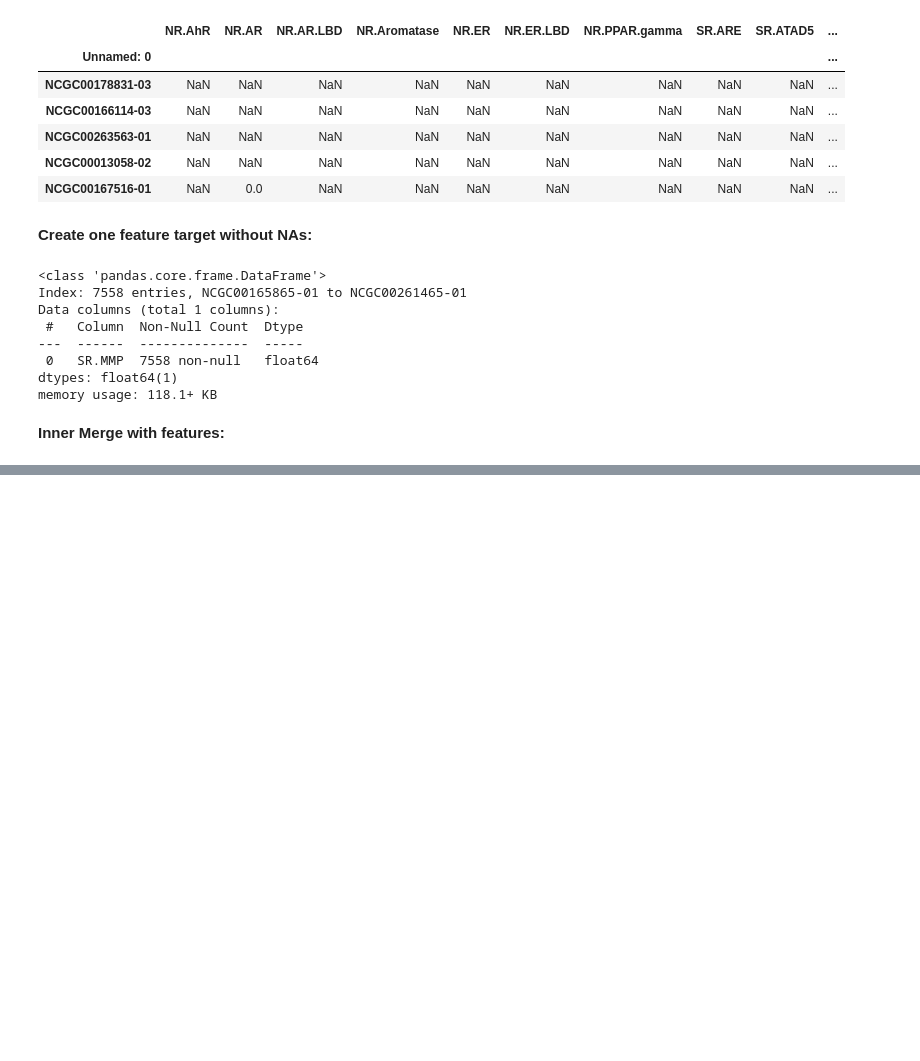
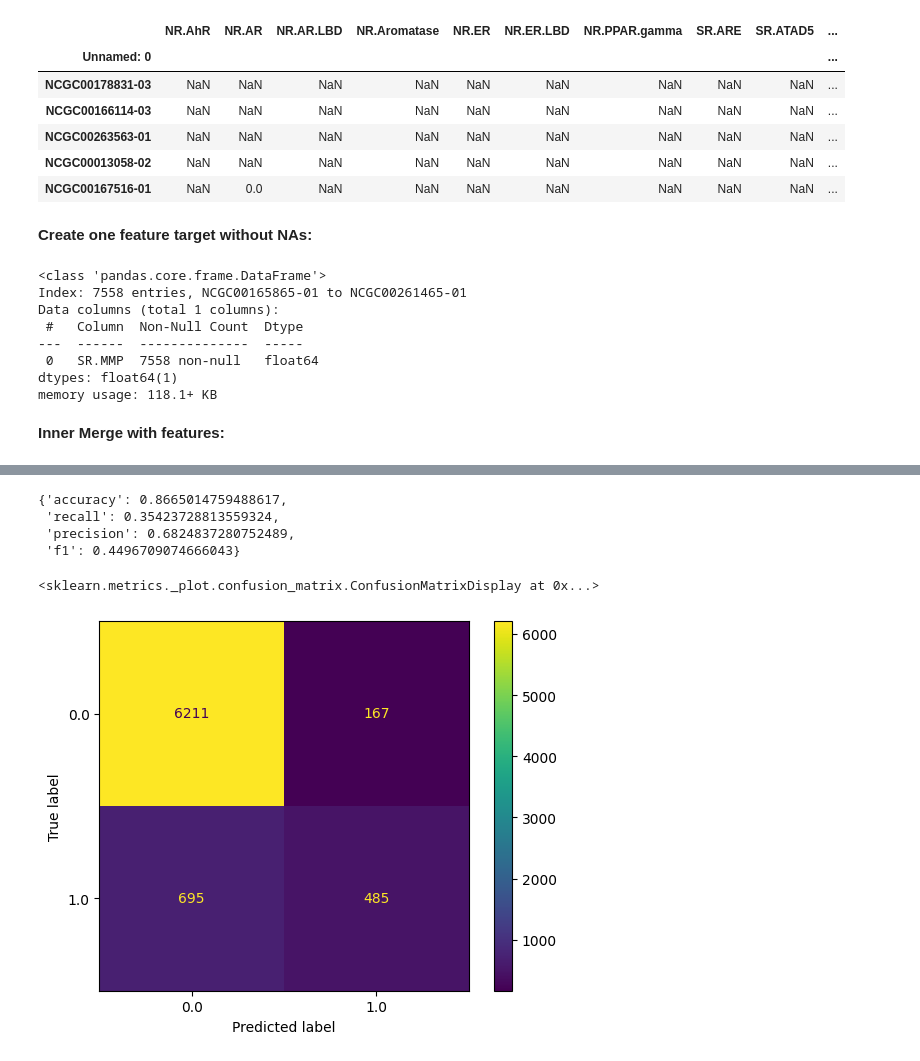
Before and after one commit to elcinelif/toxikind, a Jupyter notebook: notebooks/data_exploration_bart.ipynb, the cells around one changed output, grey strips where cells are left out. Saved outputs shown, nothing was run; the diff lists cells and outputs as text; code cells hidden in the pictures; blank space fills up the shorter version.

Commit message:
First baseline logit scores

```diff
--- a/notebooks/data_exploration_bart.ipynb
+++ b/notebooks/data_exploration_bart.ipynb
@@ -281,0 +336,5 @@ mmp_train.head()
+# %%
+X_mmp_train = mmp_train.drop(columns=["SR.MMP"])
+print(X_mmp_train.shape)
+y_mmp_train = mmp_train["SR.MMP"]
+print(y_mmp_train.shape)
@@ -281,0 +346,4 @@ mmp_train.head()
+# %%
+# Model Instantiation and Fit
+logit_model = LogisticRegression()
+logit_model.fit(X_mmp_train, y_mmp_train)
@@ -281,0 +387,15 @@ mmp_train.head()
+# %%
+logit_scoring_metrics = pd.DataFrame((list(logit_model_cv.values()))[2:]).mean(axis=1)
+keys = ["accuracy", "recall", "precision", "f1"]
+logit_scoring_metrics = dict(zip(keys, list(logit_scoring_metrics)))
+logit_scoring_metrics
+# %% [output]
+{'accuracy': 0.8665014759488617,
+ 'recall': 0.35423728813559324,
+ 'precision': 0.6824837280752489,
+ 'f1': 0.4496709074666043}
+# %%
+ConfusionMatrixDisplay.from_estimator(logit_model, X=X_mmp_train, y=y_mmp_train)
+# %% [output]
+<sklearn.metrics._plot.confusion_matrix.ConfusionMatrixDisplay at 0x...>
+[figure, added]
```
Also changed, not shown: parts of 20 cells of this notebook.
